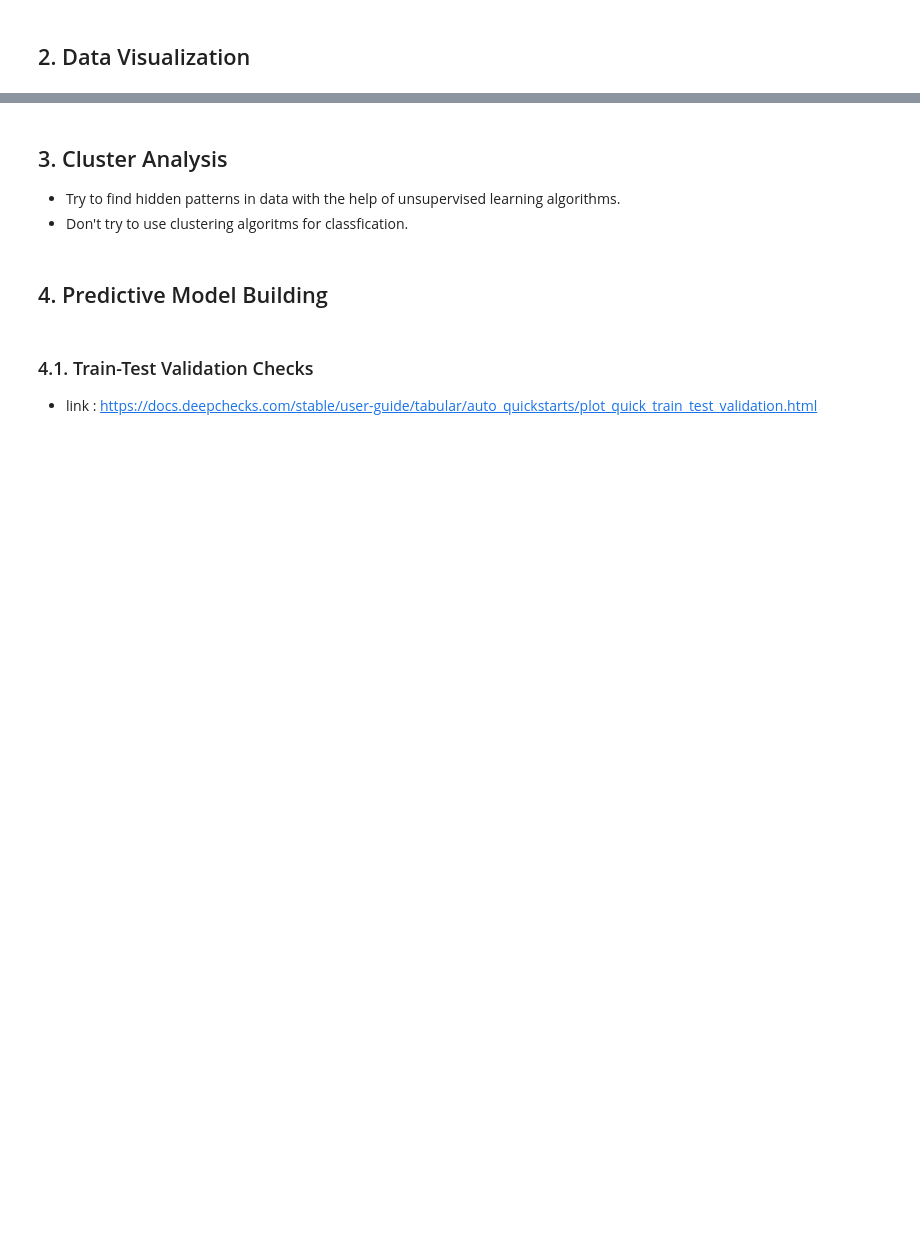
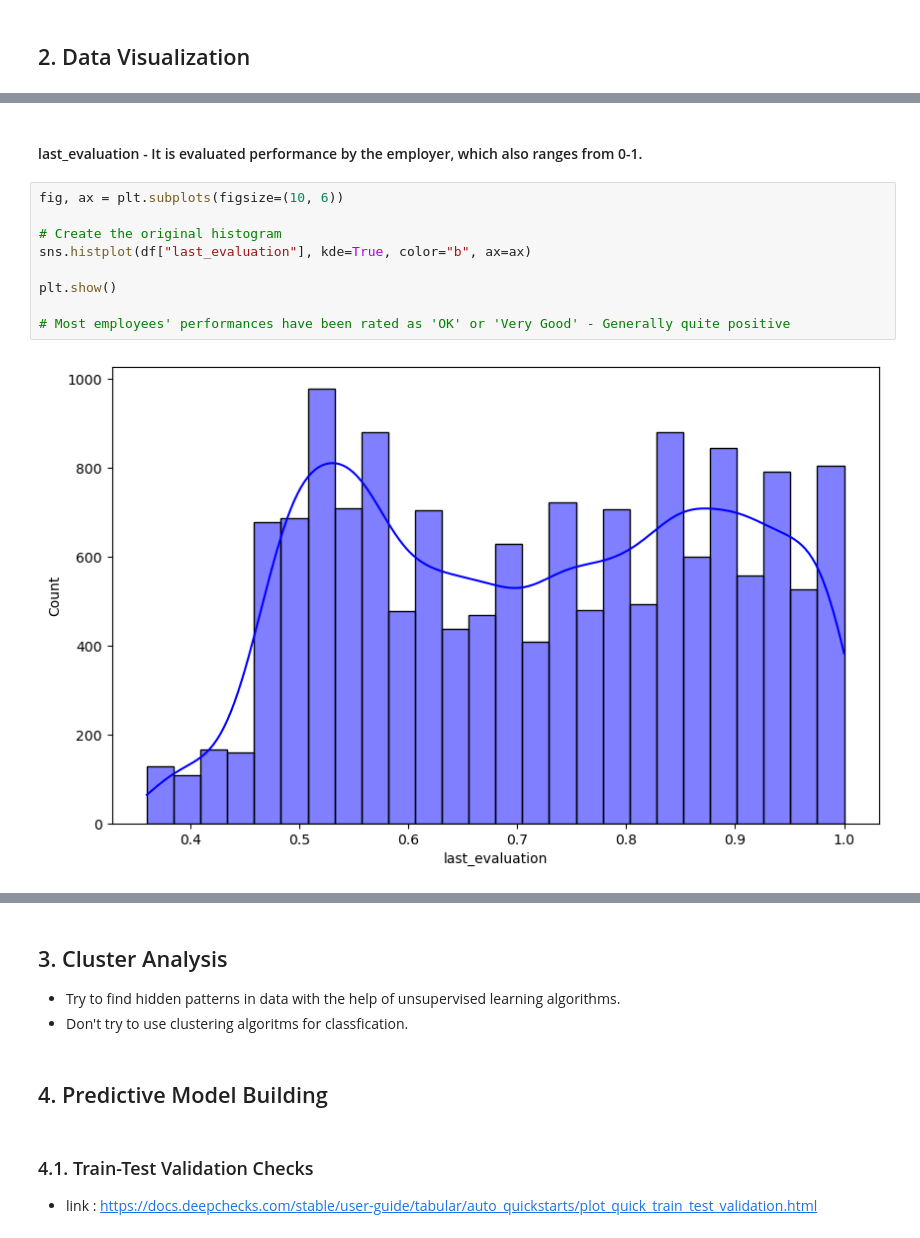
Before and after one commit to iceyisaak/capstone-project_churn-prediction, a Jupyter notebook: Churn Prediction_Student_Notebook_V5.ipynb, the cells around one changed output, grey strips where cells are left out. Cells and saved outputs as stored; diff of their text form; blank space fills up the shorter version.

```diff
--- a/Churn Prediction_Student_Notebook_V5.ipynb
+++ b/Churn Prediction_Student_Notebook_V5.ipynb
@@ -81,0 +274,13 @@ Deepchecks Introduction : https://youtu.be/7ELdizoi6BU
+# %% [markdown]
+#### last_evaluation - It is evaluated performance by the employer, which also ranges from 0-1.
+# %%
+fig, ax = plt.subplots(figsize=(10, 6))
+
+# Create the original histogram
+sns.histplot(df["last_evaluation"], kde=True, color="b", ax=ax)
+
+plt.show()
+
+# Most employees' performances have been rated as 'OK' or 'Very Good' - Generally quite positive
+# %% [output]
+[figure, added]
```
Also changed, not shown: parts of 61 cells of this notebook.
